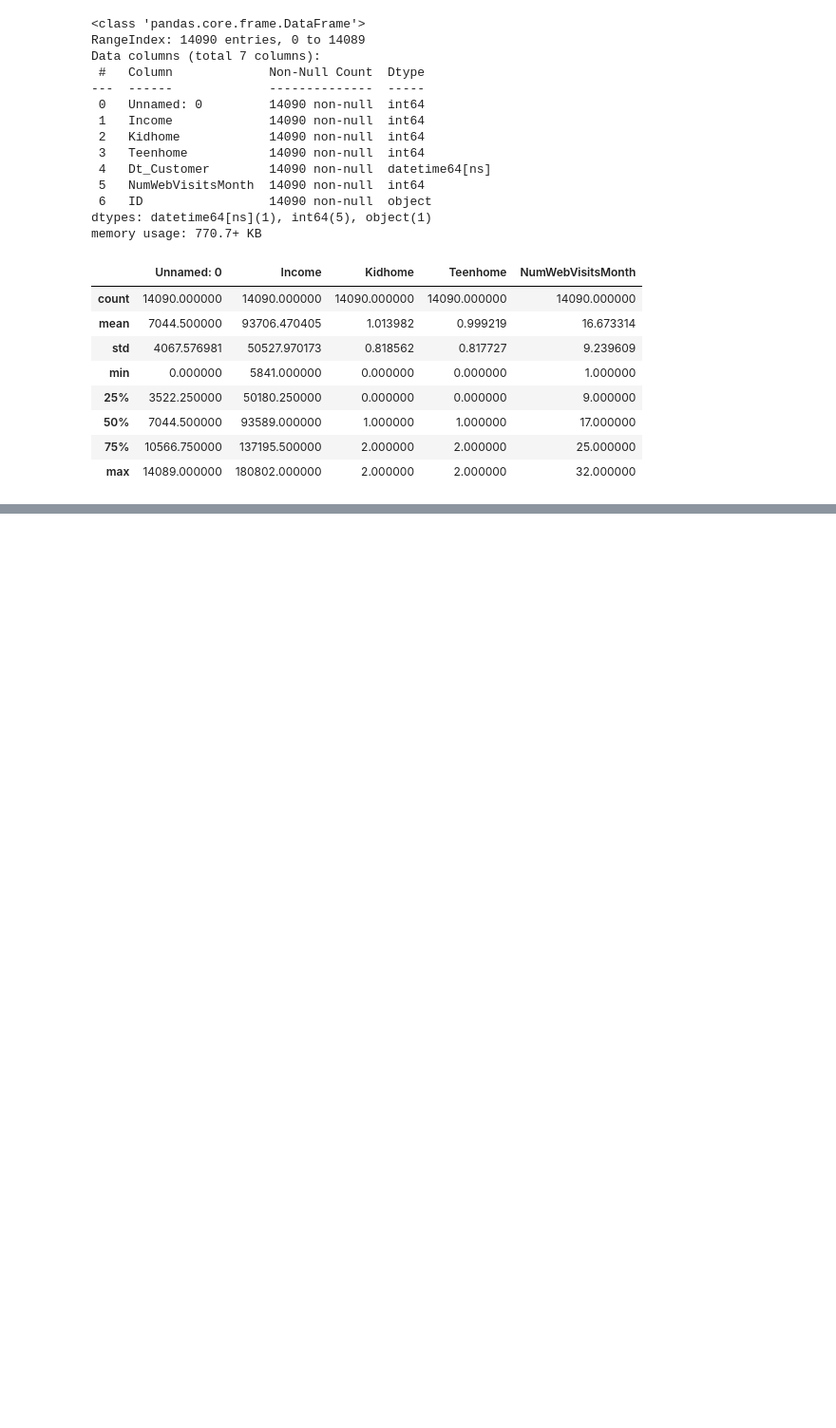
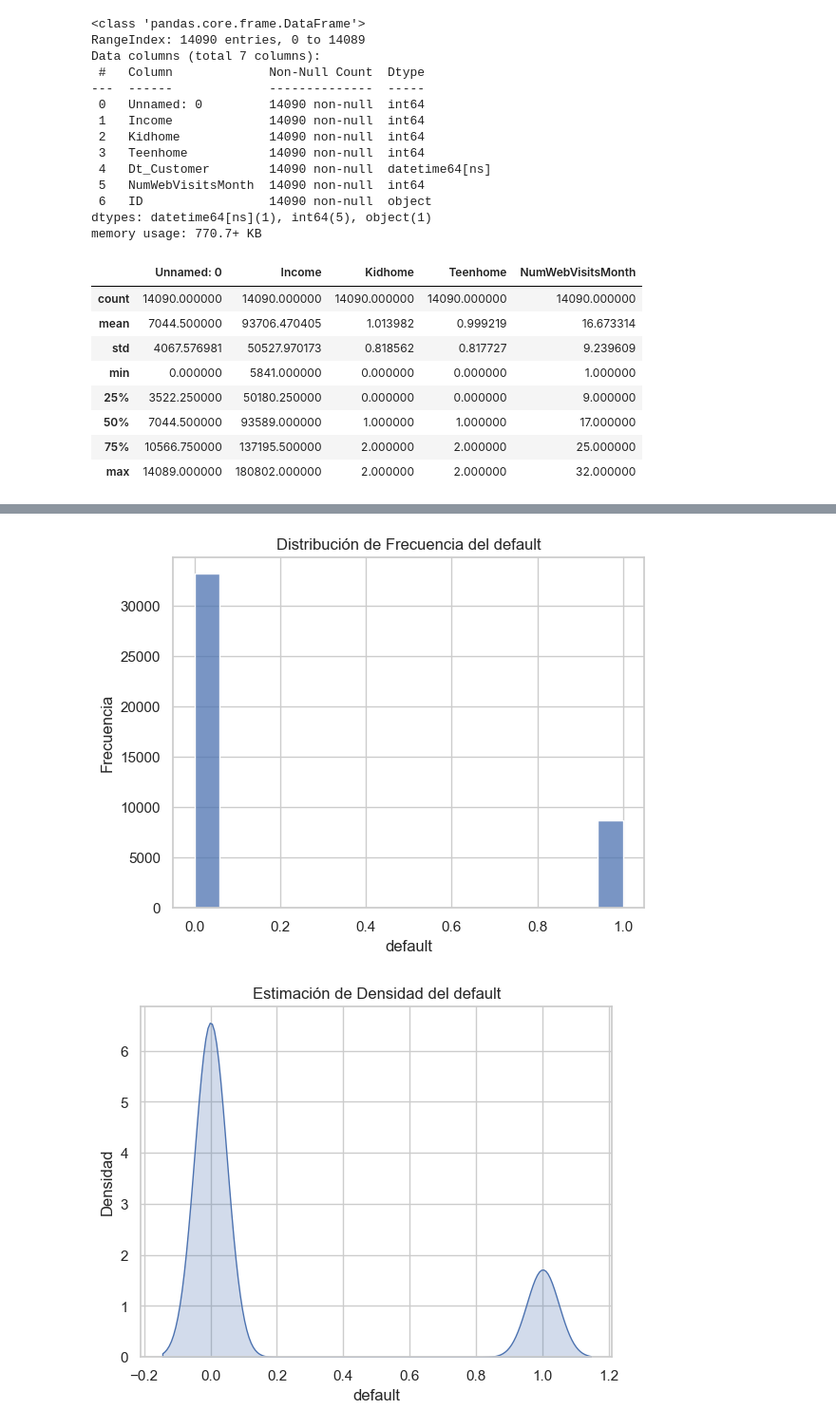
Before and after one commit to Carlolopespesia/Master-on-Data-Analytics, a Jupyter notebook: EDA Python/Cuaderno/cuaderno.ipynb, the cells around one changed output, grey strips where cells are left out. Shown at 95% size. Drawn from its saved outputs; the diff is of its cells as text; code cells hidden in the pictures; blank space fills up the shorter version.

```diff
--- a/EDA Python/Cuaderno/cuaderno.ipynb
+++ b/EDA Python/Cuaderno/cuaderno.ipynb
@@ -165,0 +485,22 @@ df_2014.describe()
+# %%
+import pandas as pd
+import seaborn as sns
+import matplotlib.pyplot as plt
+import numpy as np
+
+# Trazamos el histograma de la columna 'default'
+sns.histplot(data=df_bank_limpio, x='default', kde=False)
+plt.title('Distribución de Frecuencia del default')
+plt.xlabel('default')
+plt.ylabel('Frecuencia')
+plt.show()
+
+# Trazamos el gráfico de densidad de la columna 'default'
+sns.kdeplot(df_bank_limpio['default'], fill=True)
+plt.title('Estimación de Densidad del default')
+plt.xlabel('default')
+plt.ylabel('Densidad')
+plt.show()
+# %% [output]
+[figure, added]
+[figure, added]
```
Also changed, not shown: parts of 85 cells of this notebook, 3 other files.
